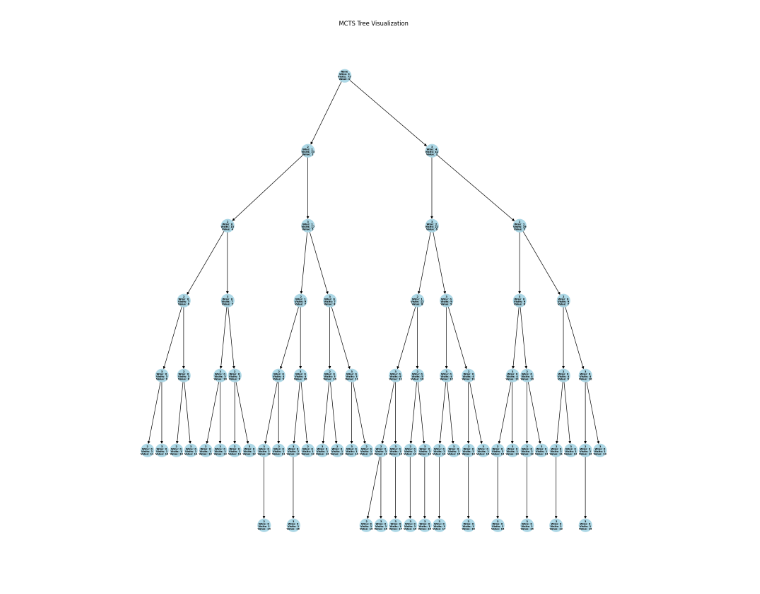
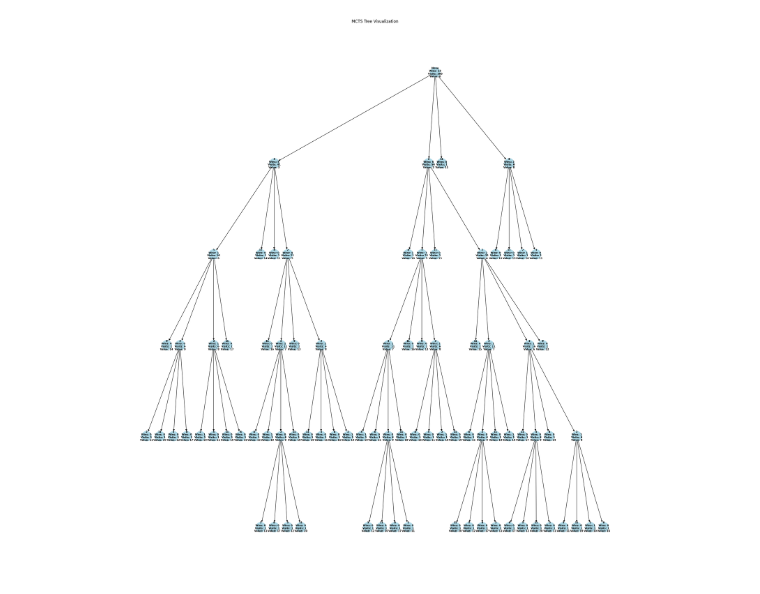
Before and after one commit to samswain2/Chess-AI, a Jupyter notebook: mtcs/learn_mtcs.ipynb, the cells around one changed output. Drawn from its saved outputs; the diff is of its cells as text; code cells hidden in the pictures.

```diff
--- a/mtcs/learn_mtcs.ipynb
+++ b/mtcs/learn_mtcs.ipynb
@@ -115,7 +135,7 @@ import networkx as nx
 # Example usage:
 game = Game(target=10)
 root = Node(state=game)
-MCTS(root, iterations=75)
+MCTS(root, iterations=300)
 
 def visualize_mcts_tree(root, ax=None):
     G = nx.DiGraph()
@@ -123,33 +143,33 @@ def visualize_mcts_tree(root, ax=None):
     labels = {}
     for node, depth in level_order_traversal(root):
         G.add_node(node)
         pos[node] = (depth, -len([n for n in G if pos.get(n) and pos[n][0] == depth]))
         labels[node] = f"{node.move}\nWins: {node.wins}\nVisits: {node.visits}\nValue: {node.current_value}"
         if node.parent:
             G.add_edge(node.parent, node)
 
     if ax is None:
-        plt.figure(figsize=(20, 20))
+        plt.figure(figsize=(30, 30))
         ax = plt.gca()
 
     # Specify the layout for better space utilization
     pos = nx.drawing.nx_agraph.graphviz_layout(G, prog='dot')
 
     nx.draw(G, pos, ax=ax, labels=labels, with_labels=True, arrows=True,
-            node_size=700, font_size=5, font_weight='bold', node_color='lightblue')
+            node_size=900, font_size=7.4, font_weight='bold', node_color='lightblue')
 
     plt.title('MCTS Tree Visualization')
     plt.show()
 
 def level_order_traversal(root):
     queue = [(root, 0)]
     while queue:
         node, depth = queue.pop(0)
         yield node, depth
         for child in node.children:
             queue.append((child, depth + 1))
 
 # Example usage
 visualize_mcts_tree(root)
 # %% [output]
-[figure, old version]
+[figure, new version]
```
Also changed, not shown: parts of 1 cell of this notebook.
